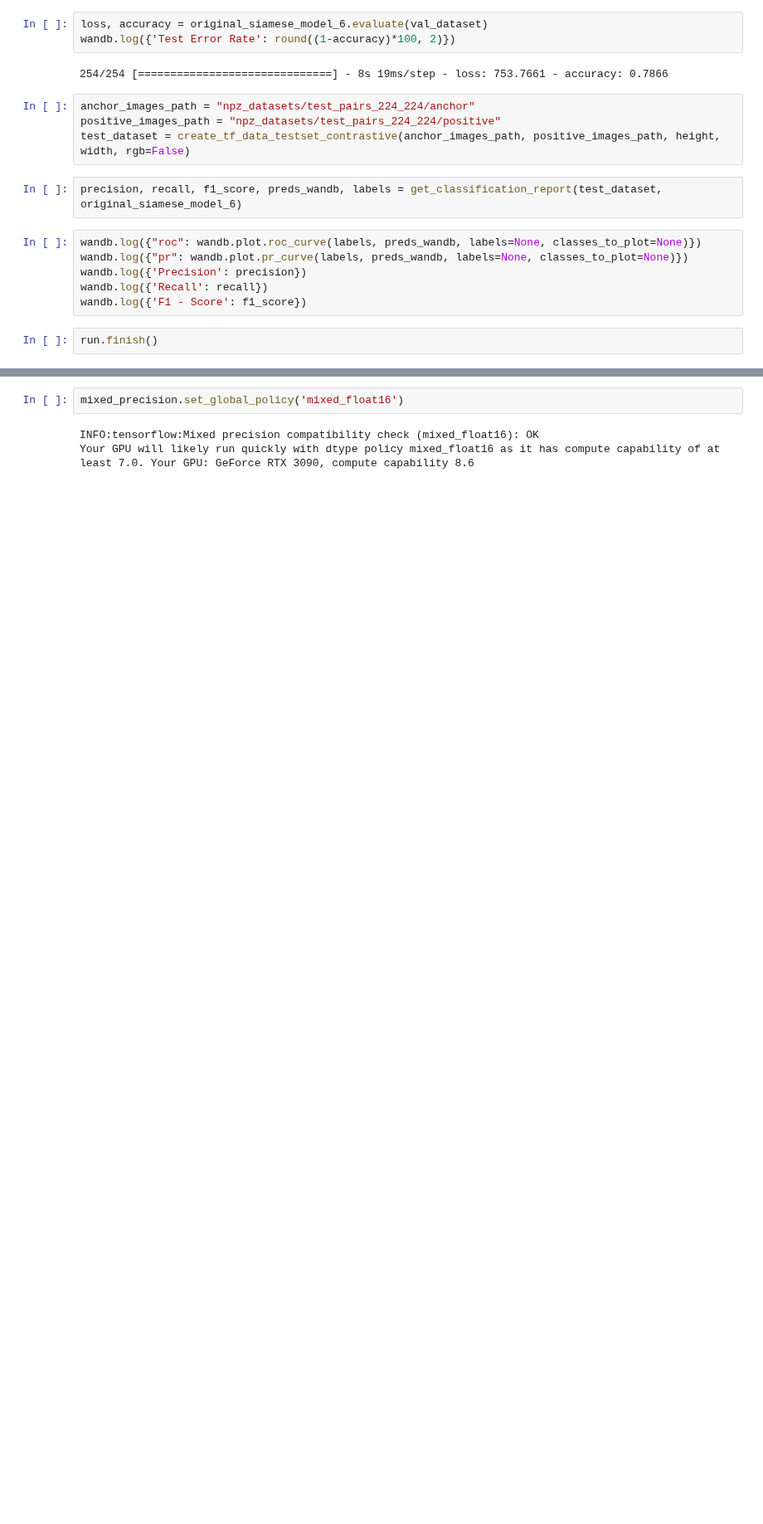
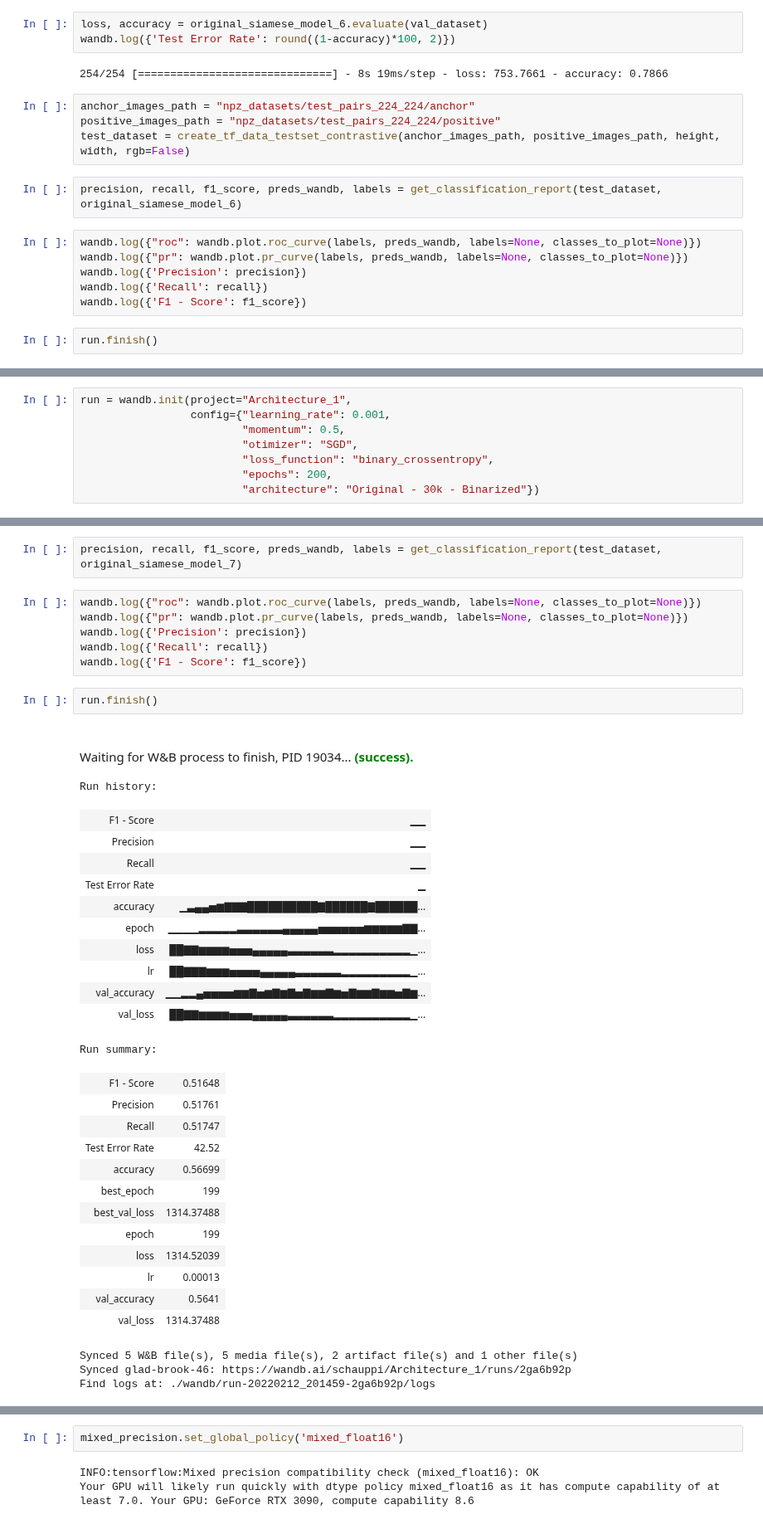
Before and after one commit to schauppi/HTSR_Handwritten_Text_Similarity_Recognition, a Jupyter notebook: Architecture_1.ipynb, the cells around one changed output, grey strips where cells are left out. Shown at 83% size. Cells and saved outputs as stored; diff of their text form; blank space fills up the shorter version.

```diff
--- a/Architecture_1.ipynb
+++ b/Architecture_1.ipynb
@@ -716,0 +762,8 @@ run.finish()
+# %%
+run = wandb.init(project="Architecture_1",
+                 config={"learning_rate": 0.001,
+                         "momentum": 0.5,
+                         "otimizer": "SGD",
+                         "loss_function": "binary_crossentropy",
+                         "epochs": 200,
+                         "architecture": "Original - 30k - Binarized"})
@@ -716,0 +819,39 @@ run.finish()
+# %%
+precision, recall, f1_score, preds_wandb, labels = get_classification_report(test_dataset, original_siamese_model_7)
+# %%
+wandb.log({"roc": wandb.plot.roc_curve(labels, preds_wandb, labels=None, classes_to_plot=None)})
+wandb.log({"pr": wandb.plot.pr_curve(labels, preds_wandb, labels=None, classes_to_plot=None)})
+wandb.log({'Precision': precision})
+wandb.log({'Recall': recall})
+wandb.log({'F1 - Score': f1_score})
+# %%
+run.finish()
+# %% [output]
+Waiting for W&B process to finish, PID 19034... (success).
+Run history:
+| F1 - Score | ▁▁ |
+| Precision | ▁▁ |
+| Recall | ▁▁ |
+| Test Error Rate | ▁ |
+| accuracy | ▁▃▄▄▅▆▇▇▇██████████▇██████▇██████... |
+| epoch | ▁▁▁▁▂▂▂▂▂▃▃▃▃▃▃▄▄▄▄▄▅▅▅▅▅▅▆▆▆▆▆▇▇... |
+| loss | ██▇▇▆▆▆▆▅▅▅▄▄▄▄▄▃▃▃▃▃▃▂▂▂▂▂▂▂▂▂▂▁... |
+| lr | ██▇▇▇▆▆▆▅▅▅▅▄▄▄▄▄▃▃▃▃▃▃▂▂▂▂▂▂▂▂▂▁... |
+| val_accuracy | ▁▁▂▂▄▅▅▅▅▆▆▇▅▆▇▆▇▅▇▆▆▇▆▅▇▆▆▇▆▆▅▇▆... |
+| val_loss | ██▇▇▆▆▆▆▅▅▅▄▄▄▄▄▃▃▃▃▃▃▂▂▂▂▂▂▂▂▂▂▁... |
+Run summary:
+| F1 - Score | 0.51648 |
+| Precision | 0.51761 |
+| Recall | 0.51747 |
+| Test Error Rate | 42.52 |
+| accuracy | 0.56699 |
+| best_epoch | 199 |
+| best_val_loss | 1314.37488 |
+| epoch | 199 |
+| loss | 1314.52039 |
+| lr | 0.00013 |
+| val_accuracy | 0.5641 |
+| val_loss | 1314.37488 |
+Synced 5 W&B file(s), 5 media file(s), 2 artifact file(s) and 1 other file(s)
+Synced glad-brook-46: https://wandb.ai/schauppi/Architecture_1/runs/2ga6b92p
+Find logs at: ./wandb/run-20220212_201459-2ga6b92p/logs
```
Also changed, not shown: parts of 134 cells of this notebook.
